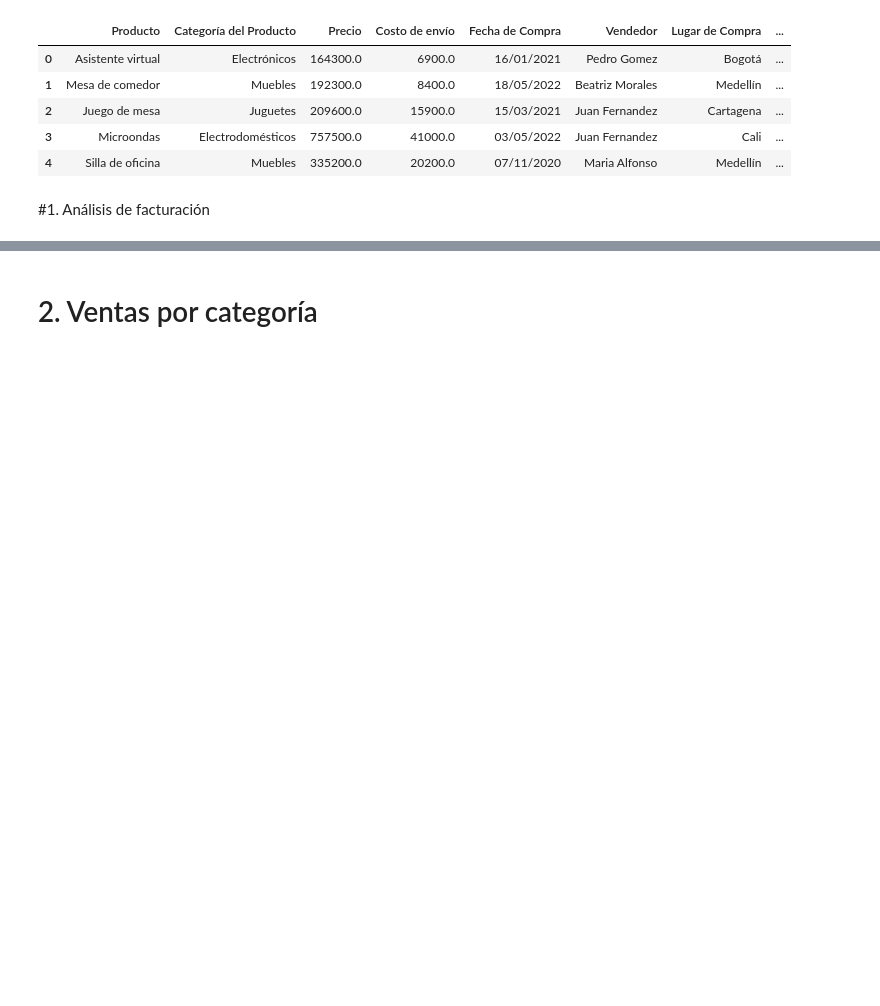
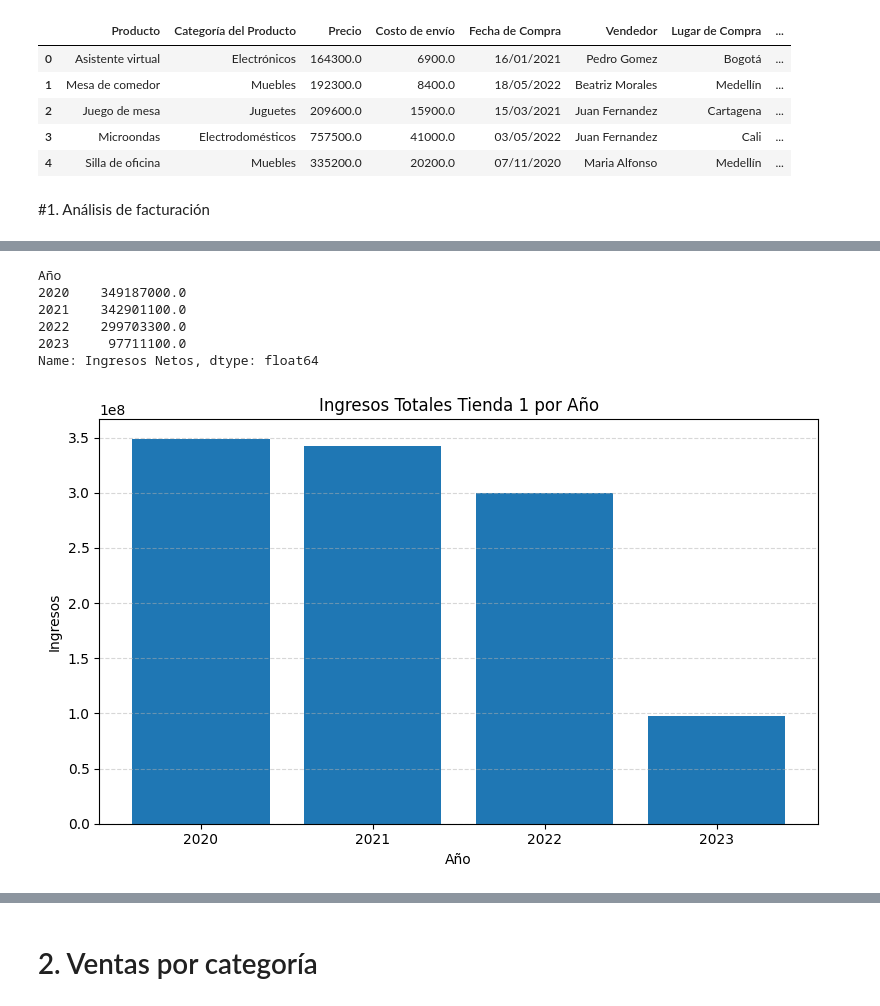
Before and after one commit to marsavil/challenge_1_ONE, a Jupyter notebook: AluraStoreLatam.ipynb, the cells around one changed output, grey strips where cells are left out. Cells and saved outputs as stored; diff of their text form; code cells hidden in the pictures; blank space fills up the shorter version.

```diff
--- a/AluraStoreLatam.ipynb
+++ b/AluraStoreLatam.ipynb
@@ -27,0 +85,3 @@ tienda
+# %%
+tienda['Ingresos Netos'] = tienda['Precio'] - tienda['Costo de envío']
+tienda
@@ -27,0 +102,25 @@ tienda
+# %%
+
+ingresos_por_año_tienda_1 = tienda.groupby('Año')['Ingresos Netos'].sum()
+ingresos_por_año_tienda_1.index = ingresos_por_año_tienda_1.index.astype(str)
+print(ingresos_por_año_tienda_1)
+
+año = tienda['Año'].unique()
+ingresos = ingresos_por_año_tienda_1.values
+
+plt.figure(figsize=(8,5))
+plt.bar(ingresos_por_año_tienda_1.index, ingresos_por_año_tienda_1.values)
+plt.title('Ingresos Totales Tienda 1 por Año')
+plt.ylabel('Ingresos')
+plt.xlabel('Año')
+plt.grid(axis='y', linestyle='--', alpha=0.5)
+plt.tight_layout()
+plt.show()
+# %% [output]
+Año
+2020    349187000.0
+2021    342901100.0
+2022    299703300.0
+2023     97711100.0
+Name: Ingresos Netos, dtype: float64
+[figure, added]
```
Also changed, not shown: parts of 11 cells of this notebook.
